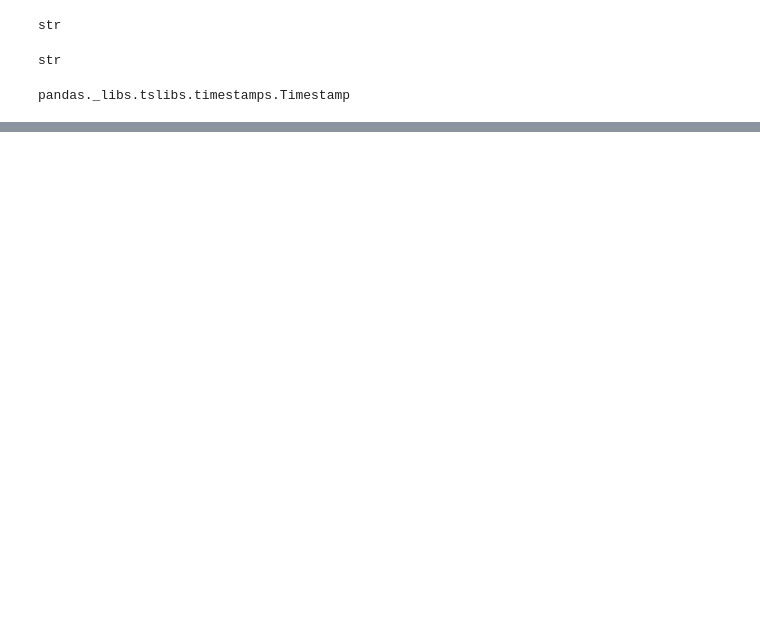
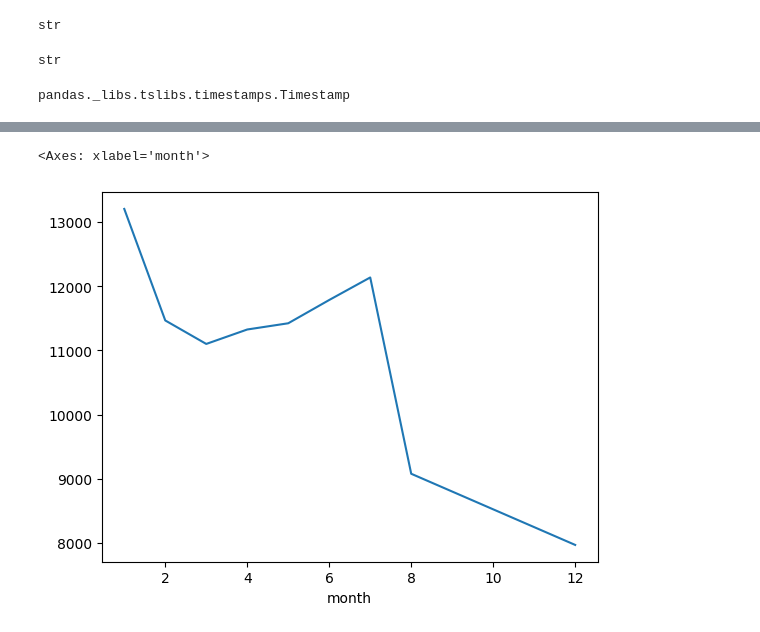
Before and after one commit to DannyCui-2016/Machine-Learning-Approach-Session, a Jupyter notebook: section13 - Data Capstone Project/part1.ipynb, the cells around one changed output, grey strips where cells are left out. Cells and saved outputs as stored; diff of their text form; code cells hidden in the pictures; blank space fills up the shorter version.

```diff
--- a/section13 - Data Capstone Project/part1.ipynb
+++ b/section13 - Data Capstone Project/part1.ipynb
@@ -221,0 +211,2 @@ Passing `palette` without assigning `hue` is deprecated and will be removed in v
+# %%
+bymonth = df.groupby('month').count()
@@ -221,0 +223,5 @@ Passing `palette` without assigning `hue` is deprecated and will be removed in v
+# %%
+bymonth['lat'].plot()
+# %% [output]
+<Axes: xlabel='month'>
+[figure, added]
```
Also changed, not shown: parts of 37 cells of this notebook, 6 other files.
